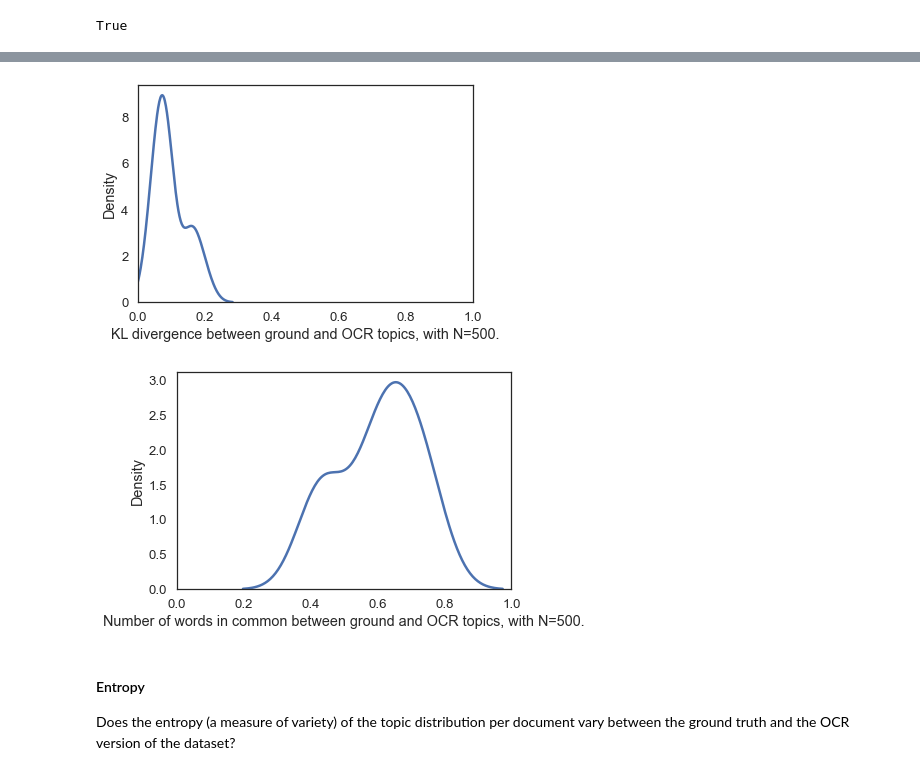
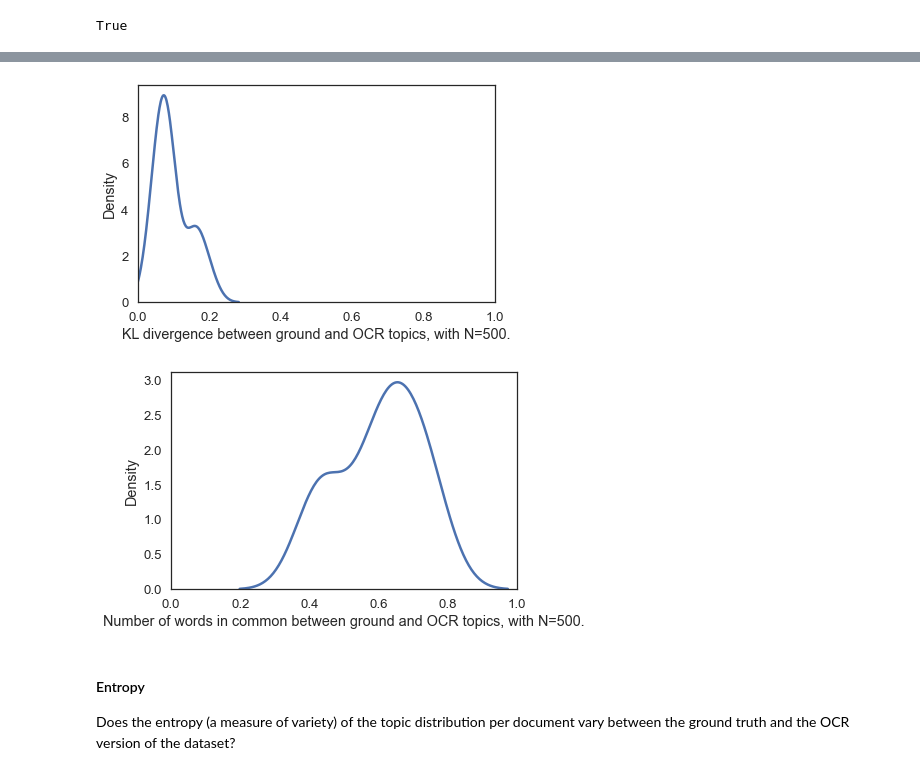
Before and after one commit to Giovanni1085/KB_OCR_impact, a Jupyter notebook: [ANALYSIS] Topic modelling.ipynb, the cells around one changed output, grey strips where cells are left out. Cells and saved outputs as stored; diff of their text form; code cells hidden in the pictures.

```diff
--- a/[ANALYSIS] Topic modelling.ipynb
+++ b/[ANALYSIS] Topic modelling.ipynb
@@ -462,16 +459,18 @@ Words in common 293
 sns.distplot(distances, hist=False)
 plt.xlim((0,1))
 plt.xlabel("KL divergence between ground and OCR topics, with N=%d."%top_n)
+plt.tight_layout()
 plt.savefig("figures/tm_KL.png")
 # %% [output]
-[figure, old version]
+[figure, new version]
 # %%
 sns.distplot(n_words_in_common, hist=False)
 plt.xlim((0,1))
 plt.xlabel("Number of words in common between ground and OCR topics, with N=%d."%top_n)
+plt.tight_layout()
 plt.savefig("figures/tm_words_in_common.png")
 # %% [output]
-[figure, old version]
+[figure, new version]
 # %% [markdown]
 #### Entropy
 
```
Also changed, not shown: parts of 4 cells of this notebook, 4 other files.
